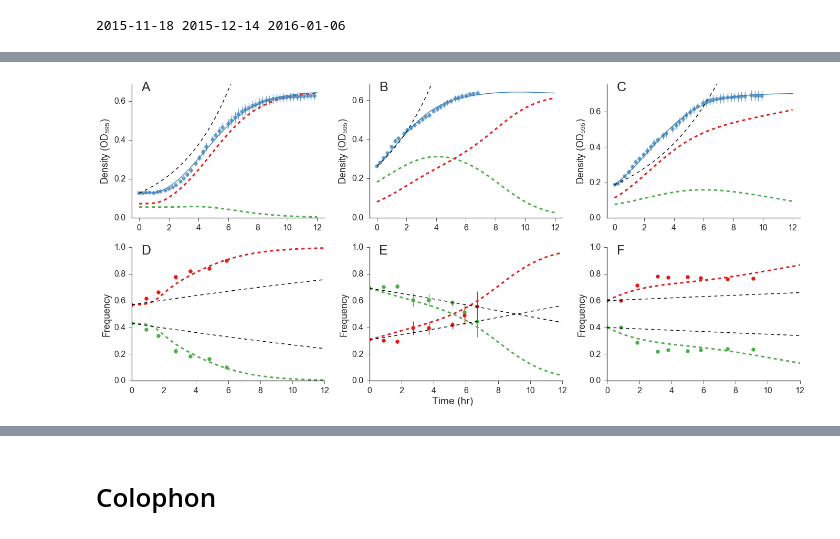
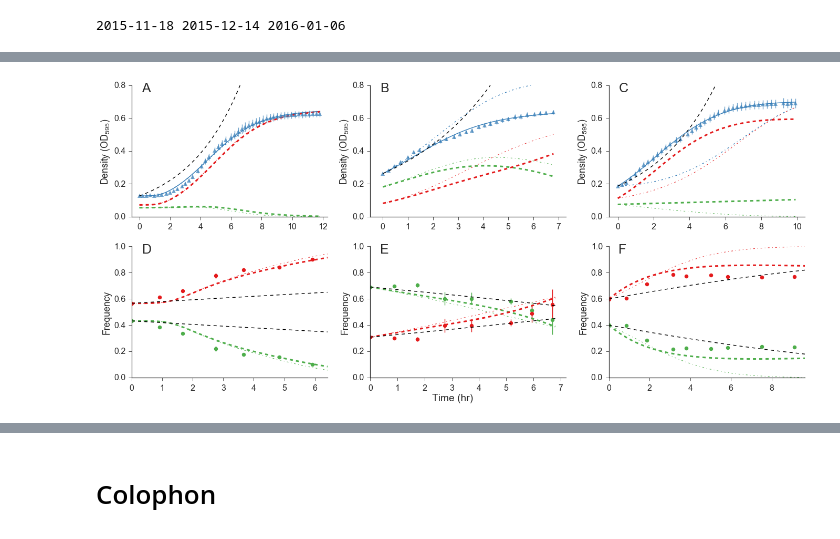
Before and after one commit to yoavram/curveball_ms, a Jupyter notebook: supp.ipynb, the cells around one changed output, grey strips where cells are left out. Drawn from its saved outputs; the diff is of its cells as text; code cells hidden in the pictures.

```diff
--- a/supp.ipynb
+++ b/supp.ipynb
@@ -344,7 +384,7 @@ for name, ds in datasets.items():
     v = ds['model_G'].best_values.get('v', r[0]), ds['model_R'].best_values.get('v', r[1])
     y0 = ds['model_G'].best_values['y0']/2, ds['model_R'].best_values['y0']/2
 
-    f0 = np.array(ds['flow_mean_df'][ds['flow_mean_df'].time==ds['flow_mean_df'].time.min()].weight) # initial frequencies from flow data
+    f0 = np.array(ds['flow_summary_df'][ds['flow_summary_df'].time==ds['flow_summary_df'].time.min()].freq_mean) # initial frequencies from flow data
     RG_model = np.unique(ds['model_RG'].best_fit) # expected initial mixed culture OD from mixed culture model
     RG_mean = ds['dfRG'].groupby('Time').OD.mean().as_matrix()
     RG_std = ds['dfRG'].groupby('Time').OD.std().as_matrix()
@@ -358,11 +398,21 @@ for name, ds in datasets.items():
         ode=ode,
         y0=(G0, R0),
         aguess=(1,1),
-        max_time=12,
         PLOT=False,
         fixed=False
     )
     MRSE = ((odeint(ode, (G0, R0), RG_t, args=(K, r, nu, q0, v, a)).sum(axis=1) - RG_mean)**2).mean()
+
+    t_fixed, y_fixed, _ = curveball.competitions.fit_and_compete(
+        ds['model_G'],
+        ds['model_R'],
+        ds['dfRG'],
+        ode=ode,
+        y0=(G0, R0),
+        aguess=(1,1),
+        PLOT=False,
+        fixed=True
+    )
 
     ds['a'] = a
     ds['RG_model'] = RG_model
@@ -371,12 +421,16 @@ for name, ds in datasets.items():
     ds['RG_t'] = RG_t
     ds['predicted_t'] = t
     ds['predicted_y'] = y
+    ds['predicted_t_fixed'] = t_fixed
+    ds['predicted_y_fixed'] = y_fixed
     ds['MRSE'] = MRSE
 
     # exponential model
     slopeG = ds['slopeG']
     slopeR = ds['slopeR']
     Nexp = G0*np.exp(slopeG * t), R0*np.exp(slopeR * t)
+    ds['Gexp'] = Nexp[0]
+    ds['Rexp'] = Nexp[1]
     ds['Bexp'] = Nexp[0] + Nexp[1]
     ds['pGexp'] = Nexp[0]/ds['Bexp']
     ds['pRexp'] = Nexp[1]/ds['Bexp']
@@ -385,6 +439,7 @@ for name, ds in datasets.items():
 # %%
 rows = 2
 cols = len(datasets)
+
 fig, ax = plt.subplots(rows, cols, sharex=False, sharey=False, figsize=(width * cols, height * rows))
 ax.resize((rows, cols))
 for col,(name, ds) in enumerate(datasets.items()):
@@ -398,53 +453,102 @@ for col,(name, ds) in enumerate(datasets.items()):
     t = ds['predicted_t']
     y = ds['predicted_y']
     MRSE = ds['MRSE']
+    t_fixed = ds['predicted_t_fixed']
+    y_fixed = ds['predicted_y_fixed']
+    flow_df = ds['flow_summary_df']
 
     ysum = y.sum(axis=1)
+    ysum_fixed = y_fixed.sum(axis=1)
     p1 = y[:, 0] / ysum
     p2 = y[:, 1] / ysum
+    p1_fixed = y_fixed[:, 0] / ysum_fixed
+    p2_fixed = y_fixed[:, 1] / ysum_fixed
 
+    ### TOP PANELS
+    # comp model fit
+    ax[0, col].plot(t, ysum, color=blue, ls=fit_ls)
+    # predictions based on comp model fit
     ax[0, col].plot(t, y[:, 0], color=green, ls=pred_ls, lw=3)
     ax[0, col].plot(t, y[:, 1], color=red, ls=pred_ls, lw=3)
-    ax[0, col].plot(t, ysum, color=blue, ls=fit_ls)
-    ax[0, col].errorbar(RG_t, RG_mean, RG_std, fmt='o', color=blue, alpha=0.7)
+    # predictions based on growth model fit
+    ax[0, col].plot(t_fixed, y_fixed[:, 0], color=green, ls=fixed_pred_ls, lw=1)
+    ax[0, col].plot(t_fixed, y_fixed[:, 1], color=red, ls=fixed_pred_ls, lw=1)
+    ax[0, col].plot(t_fixed, ysum_fixed, color=blue, ls=fixed_pred_ls)
+    # OD data
+    ax[0, col].errorbar(RG_t, RG_mean, RG_std, fmt='^', color=blue, alpha=0.7)
+    # exponential model
+#     ax[0, col].plot(t, ds['Gexp'], color=green, ls=pred_ls) # exponential model
+#     ax[0, col].plot(t, ds['Rexp'], color=red, ls=pred_ls) # exponential model
     ax[0, col].plot(t, ds['Bexp'], color='k', ls=pred_ls) # exponential model
 
+    # flow data
+#     flow_time0 = flow_df[flow_df.time==flow_df.time.min()]
+#     factor = RG_mean.min() / flow_time0.real_count_mean.sum()
+
+#     idx = flow_df.Strain == 'Green'
+#     ax[0, col].errorbar(
+#         flow_df[idx].time,
+#         flow_df[idx].real_count_mean.as_matrix() * factor,
+#         flow_df[idx].real_count_std.as_matrix() * factor,
+#         marker='o',
+#         ls='',
+#         color=green
+#     )
+#     idx = flow_df.Strain == 'Red'
+#     ax[0, col].errorbar(
+#         flow_df[idx].time,
+#         flow_df[idx].real_count_mean.as_matrix() * factor,
+#         flow_df[idx].real_count_std.as_matrix() * factor,
+#         marker='o',
+#         ls='',
+#         color=red
+#     )
+
+    ### BOTTOM PANELS
     ax[0, col].set(
         ylabel=r'Density ($OD_{595}$)',
         xlim=(-0.5, t.max() + 0.5),
-        ylim=(0, 1.1*RG_model.max()),
         title="",
-        yticks=np.linspace(0, 0.6, 4)
     )
+    if 'ylim' in ds:
+        ax[0, col].set_ylim(ds['ylim'])
+        dy = (ds['ylim'][1] - ds['ylim'][0]) / 4
+        ax[0, col].set_yticks(np.arange(ds['ylim'][0], ds['ylim'][1] + dy, dy))
 
+    ###
+    # prediction based on comp model fit
     ax[1, col].plot(t, p1, color=green, ls=pred_ls, lw=3)
     ax[1, col].plot(t, p2, color=red, ls=pred_ls, lw=3)
-    idx = ds['flow_mean_df'].Strain == 'Green'
-    g0 = ds['flow_mean_df'][idx].weight.max()
+    # prediction based on growth model fit
+    ax[1, col].plot(t_fixed, p1_fixed, color=green, ls=fixed_pred_ls, lw=1)
+    ax[1, col].plot(t_fixed, p2_fixed, color=red, ls=fixed_pred_ls, lw=1)
+    # flow data
+    idx = ds['flow_summary_df'].Strain == 'Green'
     ax[1, col].errorbar(
-        ds['flow_mean_df'][idx].time,
-        ds['flow_mean_df'][idx].weight.as_matrix(),
-        ds['flow_std_df'][idx].weight.as_matrix(),
+        ds['flow_summary_df'][idx].time,
+        ds['flow_summary_df'][idx].freq_mean.as_matrix(),
+        ds['flow_summary_df'][idx].freq_std.as_matrix(),
         marker='o',
         ls='',
         color=green
     )
-    idx = ds['flow_mean_df'].Strain == 'Red'
-    r0 = ds['flow_mean_df'][idx].weight.min()
+    idx = ds['flow_summary_df'].Strain == 'Red'
     ax[1, col].errorbar(
-        ds['flow_mean_df'][idx].time,
-        ds['flow_mean_df'][idx].weight.as_matrix(),
-        ds['flow_std_df'][idx].weight.as_matrix(),
+        ds['flow_summary_df'][idx].time,
+        ds['flow_summary_df'][idx].freq_mean.as_matrix(),
+        ds['flow_summary_df'][idx].freq_std.as_matrix(),
         marker='o',
         ls='',
         color=red
     )
+    # exponential model
     ax[1, col].plot(t, ds['pGexp'], color='k', ls=pred_ls) # exponential model
     ax[1, col].plot(t, ds['pRexp'], color='k', ls=pred_ls) # exponential model
+    ###
 
     ax[1, col].set(
         ylabel='Frequency',
-        xlim=(0, t.max()),
+        xlim=(0, ds['flow_summary_df'][idx].time.max() + 0.5),
         ylim=(0, 1),
         title="",
         yticks=np.linspace(0, 1.0, 6),
@@ -468 +572 @@ fig.savefig('Fig-Competition_prediction.pdf', dpi=300)
-[figure, old version]
+[figure, new version]
```
Also changed, not shown: parts of 14 cells of this notebook.
